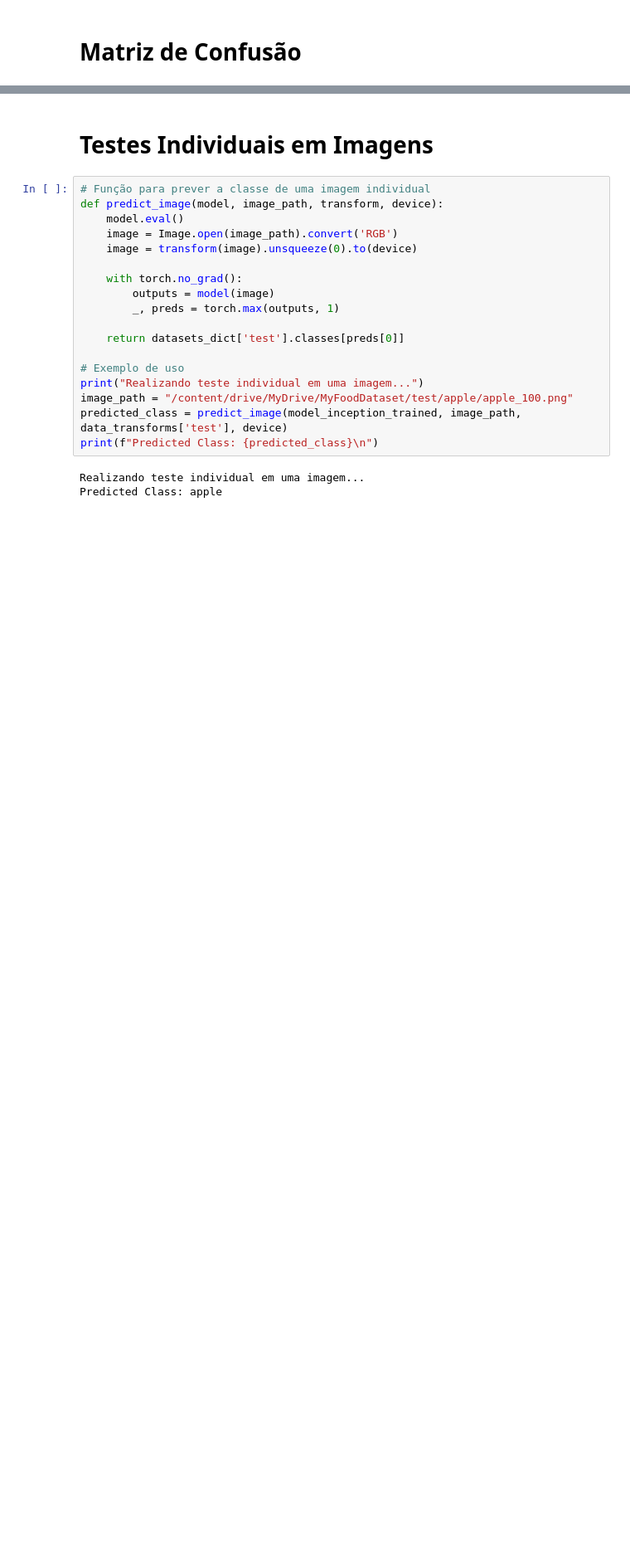
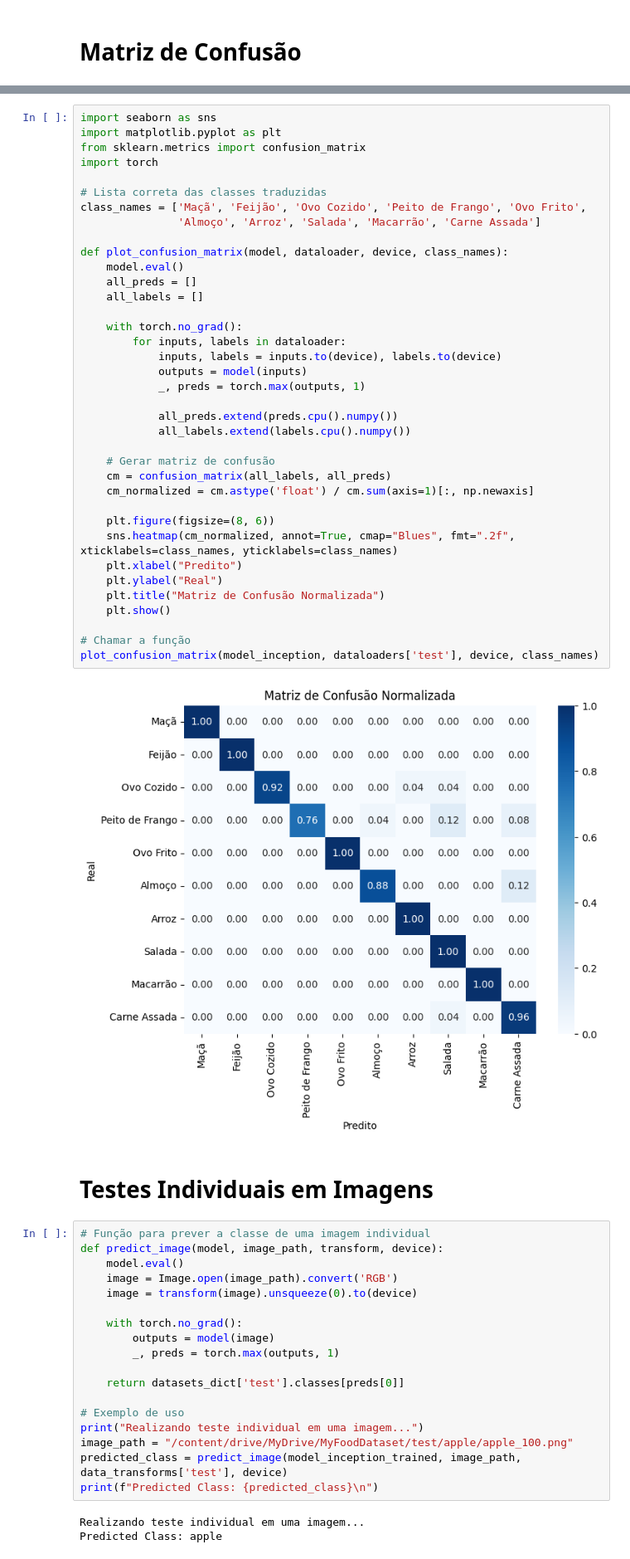
Before and after one commit to Giovanni-LN/Projeto_RN, a Jupyter notebook: Rede_Inception_v3.ipynb, the cells around one changed output, grey strips where cells are left out. Shown at 83% size. Drawn from its saved outputs; the diff is of its cells as text; blank space fills up the shorter version.

```diff
--- a/Rede_Inception_v3.ipynb
+++ b/Rede_Inception_v3.ipynb
@@ -394,3 +379,42 @@ Matriz de confusão gerada.
+# %%
+import seaborn as sns
+import matplotlib.pyplot as plt
+from sklearn.metrics import confusion_matrix
+import torch
+
+# Lista correta das classes traduzidas
+class_names = ['Maçã', 'Feijão', 'Ovo Cozido', 'Peito de Frango', 'Ovo Frito',
+               'Almoço', 'Arroz', 'Salada', 'Macarrão', 'Carne Assada']
+
+def plot_confusion_matrix(model, dataloader, device, class_names):
+    model.eval()
+    all_preds = []
+    all_labels = []
+
+    with torch.no_grad():
+        for inputs, labels in dataloader:
+            inputs, labels = inputs.to(device), labels.to(device)
+            outputs = model(inputs)
+            _, preds = torch.max(outputs, 1)
+
+            all_preds.extend(preds.cpu().numpy())
+            all_labels.extend(labels.cpu().numpy())
+
+    # Gerar matriz de confusão
+    cm = confusion_matrix(all_labels, all_preds)
+    cm_normalized = cm.astype('float') / cm.sum(axis=1)[:, np.newaxis]
+
+    plt.figure(figsize=(8, 6))
+    sns.heatmap(cm_normalized, annot=True, cmap="Blues", fmt=".2f", xticklabels=class_names, yticklabels=class_names)
+    plt.xlabel("Predito")
+    plt.ylabel("Real")
+    plt.title("Matriz de Confusão Normalizada")
+    plt.show()
+
+# Chamar a função
+plot_confusion_matrix(model_inception, dataloaders['test'], device, class_names)
+# %% [output]
+[figure, added]
 # %% [markdown]
 # Testes Individuais em Imagens
 # %%
```
Also changed, not shown: parts of 7 cells of this notebook.
